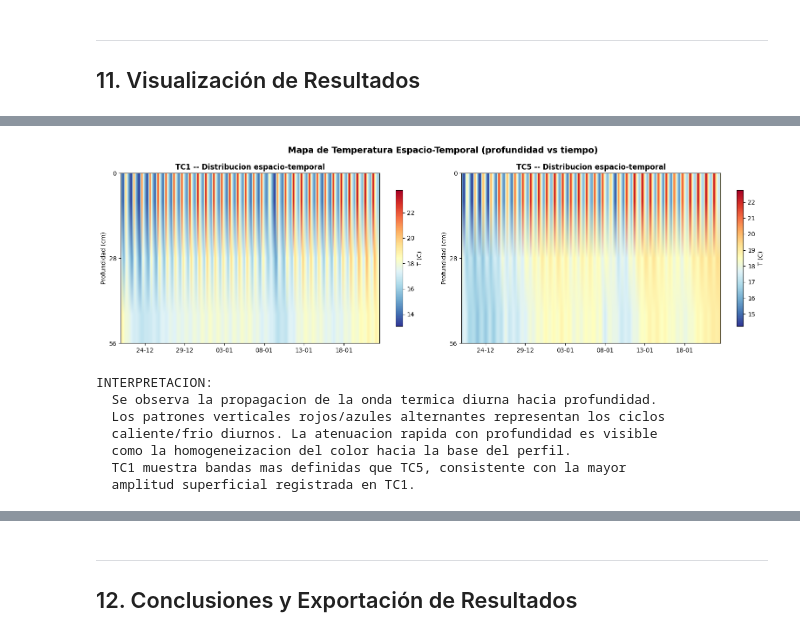
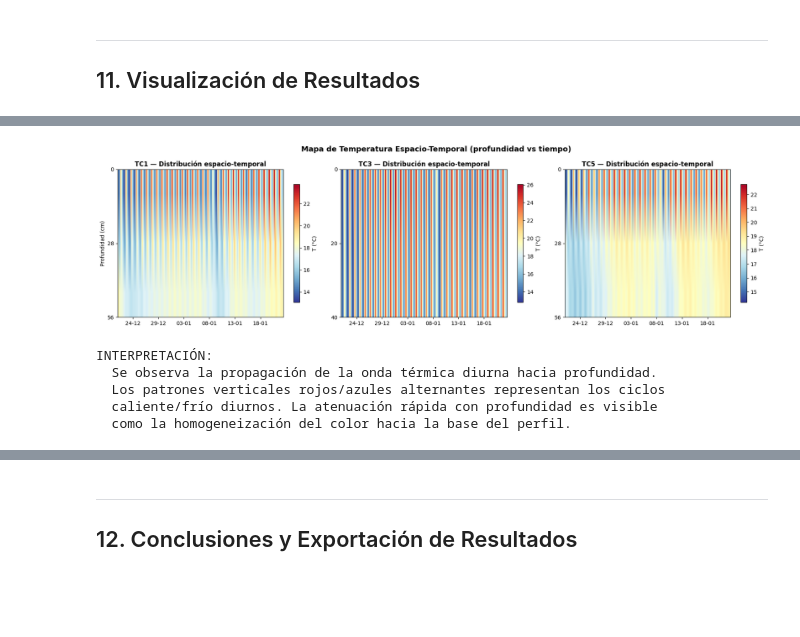
Before and after one commit to FlowHydroTech/Hidrologia-Termocuplas-BH, a Jupyter notebook: notebooks/05_datos_terreno.ipynb, the cells around one changed output, grey strips where cells are left out. Saved outputs shown, nothing was run; the diff lists cells and outputs as text; code cells hidden in the pictures; blank space fills up the shorter version.

```diff
--- a/notebooks/05_datos_terreno.ipynb
+++ b/notebooks/05_datos_terreno.ipynb
@@ -249,10 +310,15 @@ cutoff_end   = pd.Timestamp('2026-01-22 12:00:00')
 print(f"DataFrame combinado: {df_raw.shape[0]} registros x {df_raw.shape[1]} columnas")
 print(f"Periodo total: {df_raw['fecha'].min()} -> {df_raw['fecha'].max()}")
 
+# Lista de sensores mapeados (TC1, TC3, TC5)
+mapped_sensors = list(tc_assignment.keys())
+
 # Resumen de calidad de datos
 print(f"\n{'Sensor':<10} {'TC':<5} {'Prof (cm)':<10} {'N validos':<10} {'NaN':<8} {'NaN%':<8}")
 print("-" * 55)
-for col in sensor_labels:
+for col in mapped_sensors:
+    if col not in df_raw.columns:
+        continue
     n_valid = df_raw[col].notna().sum()
     n_nan = df_raw[col].isna().sum()
     pct = 100 * n_nan / len(df_raw)
@@ -261,4 +327,9 @@ for col in sensor_labels:
     print(f"{col:<10} {tc:<5} {d:<10.0f} {n_valid:<10} {n_nan:<8} {pct:<8.1f}")
 
 print(f"\n  Los NaN son normales: los sensores tienen horas de inicio diferentes.")
+
+# Alinear datos a grilla temporal común (30 min)
+from vfluxx.preprocess import align_and_resample
+df_aligned = align_and_resample(df_raw, freq='30min')
+print(f"\n  [OK] Datos alineados: {df_aligned.shape[0]} registros @ 30 min")
 # %% [output]
@@ -578,7 +674,7 @@ basada en FFT. El coeficiente de determinación $R^2$ indica la calidad del ajus
 # ============================================================================
 # 6. ANALISIS ARMONICO POR SENSOR
 # ============================================================================
-df_work = df_valid if len(df_valid) > 48 else df_aligned.dropna(subset=sensor_labels[:2])
+df_work = df_valid if len(df_valid) > 48 else df_aligned.dropna(subset=mapped_sensors[:2])
 df_work = df_work.reset_index(drop=True)
 
 t_start = df_work['fecha'].min()
@@ -590,7 +686,9 @@ print(f"{'Sensor':<10} {'TC':<5} {'Prof':<8} {'A (C)':<10} {'phi (deg)':<10} {'T
 print("-" * 90)
 
 harmonic_results = {}
-for col in sensor_labels:
+for col in mapped_sensors:
+    if col not in df_work.columns:
+        continue
     series = df_work[col].values
     valid = ~np.isnan(series)
     if valid.sum() < 48:
@@ -613,7 +711,7 @@ print("")
 print("INTERPRETACION:")
 print("  Los sensores superficiales (0 cm) muestran senal diurna fuerte (R2 > 0.79).")
 print("  A 28 cm, TC1 mantiene senal moderada (R2=0.62) pero TC5 cae a R2=0.12.")
-print("  A 56 cm, ambas termocuplas tienen R2 < 0.04: la senal diurna esta practicamente")
+print("  A 56 cm, las termocuplas de mayor profundidad tienen R2 < 0.04: la senal diurna esta practicamente")
 print("  extinguida, coherente con la longitud de penetracion calculada (d = 13.3 cm).")
 # %% [output]
 ANALISIS ARMONICO -- CICLO DIARIO (P = 24 h)
@@ -1094,57 +1188,56 @@ INTERPRETACION:
 # ============================================================================
 # 11.3 HEATMAP ESPACIO-TEMPORAL DE TEMPERATURA
 # ============================================================================
-fig, axes = plt.subplots(1, 2, figsize=(16, 5))
+n_tcs = len(ACTIVE_TCS)
+fig, axes = plt.subplots(1, n_tcs, figsize=(6*n_tcs, 5))
 
-for ax_idx, (tc_name, tc_map) in enumerate([('TC1', tc1), ('TC5', tc5)]):
+for ax_idx, tc_name in enumerate(ACTIVE_TCS):
     ax = axes[ax_idx]
+    tc_map = TC_CONFIG[tc_name]
     tc_sensors = [tc_map['surface'], tc_map['intermediate'], tc_map['deep']]
-    tc_depths_cm = [0, 28, 56]
+    tc_depths_cm = [depths_m[s] * 100 for s in tc_sensors]
+    max_depth = max(tc_depths_cm)
 
     # Construir matriz fecha x profundidad
     mask = (df_aligned['fecha'] >= cutoff_start) & (df_aligned['fecha'] <= cutoff_end)
     df_tc = df_aligned[mask].copy()
 
     temp_matrix = np.column_stack([df_tc[s].values for s in tc_sensors])
 
-    # Interpolar NaN para visualizacion
+    # Interpolar NaN para visualización
     for j in range(temp_matrix.shape[1]):
         col_data = pd.Series(temp_matrix[:, j])
         temp_matrix[:, j] = col_data.interpolate(limit=4).values
 
-    extent = [0, len(df_tc), 56, 0]
     im = ax.imshow(temp_matrix.T, aspect='auto', cmap='RdYlBu_r',
                    extent=[mdates.date2num(df_tc['fecha'].iloc[0]),
                            mdates.date2num(df_tc['fecha'].iloc[-1]),
-                           56, 0],
+                           max_depth, 0],
                    interpolation='bilinear')
-    ax.set_ylabel('Profundidad (cm)')
-    ax.set_title(f'{tc_name} -- Distribucion espacio-temporal', fontweight='bold')
+    ax.set_ylabel('Profundidad (cm)' if ax_idx == 0 else '')
+    ax.set_title(f'{tc_name} — Distribución espacio-temporal', fontweight='bold')
     ax.xaxis.set_major_locator(mdates.DayLocator(interval=5))
     ax.xaxis.set_major_formatter(mdates.DateFormatter('%d-%m'))
     ax.set_yticks(tc_depths_cm)
-    cbar = plt.colorbar(im, ax=ax, label='T (C)', shrink=0.8)
+    cbar = plt.colorbar(im, ax=ax, label='T (°C)', shrink=0.8)
     for spine in ax.spines.values(): spine.set_visible(True)
 
 plt.suptitle('Mapa de Temperatura Espacio-Temporal (profundidad vs tiempo)', fontsize=14, fontweight='bold')
 plt.tight_layout()
 plt.savefig(str(img_dir / 'heatmap_temperatura_terreno.png'), dpi=150, bbox_inches='tight')
 plt.show()
-print("INTERPRETACION:")
-print("  Se observa la propagacion de la onda termica diurna hacia profundidad.")
+
+print("\nINTERPRETACIÓN:")
+print("  Se observa la propagación de la onda térmica diurna hacia profundidad.")
 print("  Los patrones verticales rojos/azules alternantes representan los ciclos")
-print("  caliente/frio diurnos. La atenuacion rapida con profundidad es visible")
-print("  como la homogeneizacion del color hacia la base del perfil.")
-print("  TC1 muestra bandas mas definidas que TC5, consistente con la mayor")
-print("  amplitud superficial registrada en TC1.")
+print("  caliente/frío diurnos. La atenuación rápida con profundidad es visible")
+print("  como la homogeneización del color hacia la base del perfil.")
 # %% [output]
-[figure, old version]
+[figure, new version]
-INTERPRETACION:
-  Se observa la propagacion de la onda termica diurna hacia profundidad.
+INTERPRETACIÓN:
+  Se observa la propagación de la onda térmica diurna hacia profundidad.
   Los patrones verticales rojos/azules alternantes representan los ciclos
-  caliente/frio diurnos. La atenuacion rapida con profundidad es visible
-  como la homogeneizacion del color hacia la base del perfil.
-  TC1 muestra bandas mas definidas que TC5, consistente con la mayor
-  amplitud superficial registrada en TC1.
+  caliente/frío diurnos. La atenuación rápida con profundidad es visible
+  como la homogeneización del color hacia la base del perfil.
 # %%
 # ============================================================================
```
Also changed, not shown: parts of 25 cells of this notebook, 17 other files.
